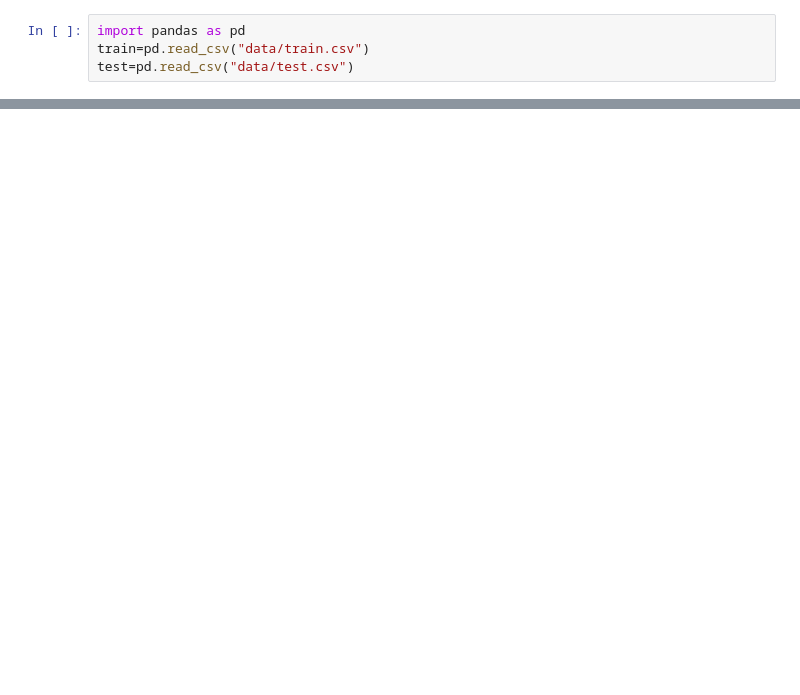
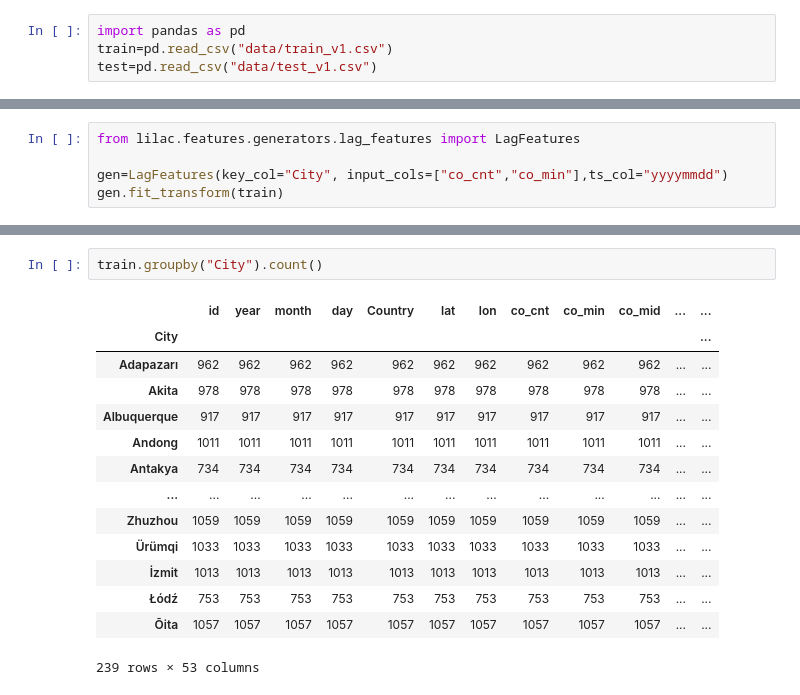
Before and after one commit to habroptilus/ds-monorepo, a Jupyter notebook: projects/sony/eda.ipynb, the cells around one changed output, grey strips where cells are left out. Drawn from its saved outputs; the diff is of its cells as text; blank space fills up the shorter version.

```diff
--- a/projects/sony/eda.ipynb
+++ b/projects/sony/eda.ipynb
@@ -1,4 +1,4 @@
 # %%
 import pandas as pd
-train=pd.read_csv("data/train.csv")
-test=pd.read_csv("data/test.csv")
+train=pd.read_csv("data/train_v1.csv")
+test=pd.read_csv("data/test_v1.csv")
@@ -18,0 +5,5 @@ Index(['id', 'year', 'month', 'day', 'Country', 'City', 'lat', 'lon', 'co_cnt',
+# %%
+from lilac.features.generators.lag_features import LagFeatures
+
+gen=LagFeatures(key_col="City", input_cols=["co_cnt","co_min"],ts_col="yyyymmdd")
+gen.fit_transform(train)
@@ -18,0 +24,17 @@ Index(['id', 'year', 'month', 'day', 'Country', 'City', 'lat', 'lon', 'co_cnt',
+# %%
+train.groupby("City").count()
+# %% [output]
+|  | id | year | month | day | Country | lat | lon | co_cnt | co_min | co_mid | ... | ... |
+| City |  |  |  |  |  |  |  |  |  |  |  | ... |
+| Adapazarı | 962 | 962 | 962 | 962 | 962 | 962 | 962 | 962 | 962 | 962 | ... | ... |
+| Akita | 978 | 978 | 978 | 978 | 978 | 978 | 978 | 978 | 978 | 978 | ... | ... |
+| Albuquerque | 917 | 917 | 917 | 917 | 917 | 917 | 917 | 917 | 917 | 917 | ... | ... |
+| Andong | 1011 | 1011 | 1011 | 1011 | 1011 | 1011 | 1011 | 1011 | 1011 | 1011 | ... | ... |
+| Antakya | 734 | 734 | 734 | 734 | 734 | 734 | 734 | 734 | 734 | 734 | ... | ... |
+| ... | ... | ... | ... | ... | ... | ... | ... | ... | ... | ... | ... | ... |
+| Zhuzhou | 1059 | 1059 | 1059 | 1059 | 1059 | 1059 | 1059 | 1059 | 1059 | 1059 | ... | ... |
+| Ürümqi | 1033 | 1033 | 1033 | 1033 | 1033 | 1033 | 1033 | 1033 | 1033 | 1033 | ... | ... |
+| İzmit | 1013 | 1013 | 1013 | 1013 | 1013 | 1013 | 1013 | 1013 | 1013 | 1013 | ... | ... |
+| Łódź | 753 | 753 | 753 | 753 | 753 | 753 | 753 | 753 | 753 | 753 | ... | ... |
+| Ōita | 1057 | 1057 | 1057 | 1057 | 1057 | 1057 | 1057 | 1057 | 1057 | 1057 | ... | ... |
+239 rows × 53 columns
```
Also changed, not shown: parts of 11 cells of this notebook, 10 other files.
